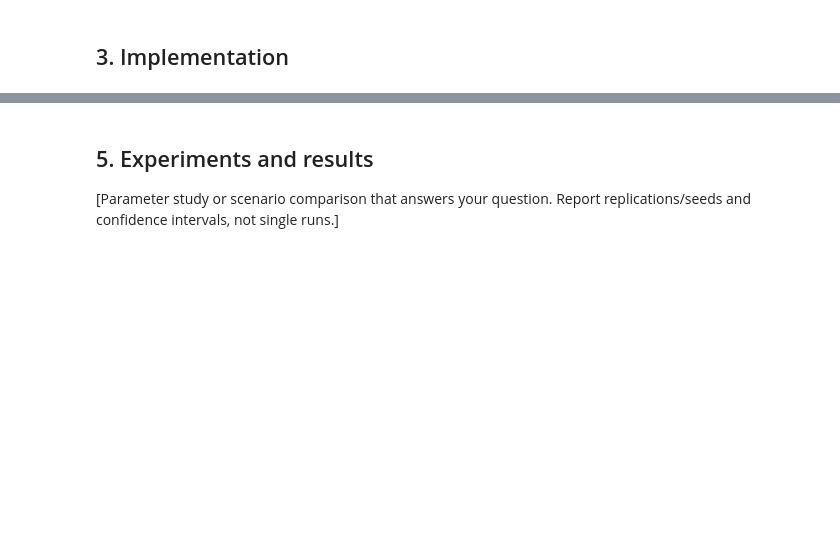
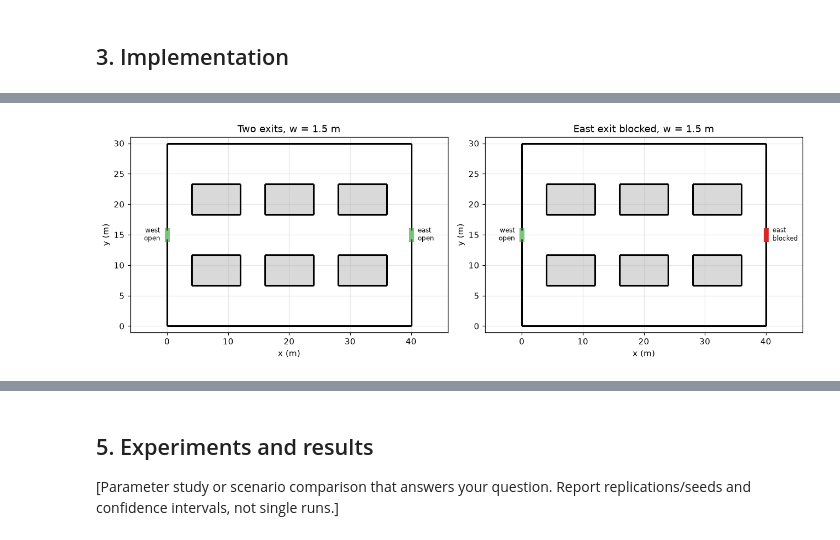
Before and after one commit to ChanuRasmika/mall-evacuation-social-force, a Jupyter notebook: notebook/mall-evacuation-social-force.ipynb, the cells around one changed output, grey strips where cells are left out. Drawn from its saved outputs; the diff is of its cells as text; code cells hidden in the pictures; blank space fills up the shorter version.

Commit message:
fhase  01 done - geometry, distence maps v1 checks.

```diff
--- a/notebook/mall-evacuation-social-force.ipynb
+++ b/notebook/mall-evacuation-social-force.ipynb
@@ -36,6 +40,11 @@ rng = np.random.default_rng(SEED)
 # set to False to regenerate the full study (more seeds per scenario).
 QUICK_MODE = True
 
+# Figures are saved to the repository's figures/ folder (or ./figures on Colab).
+from pathlib import Path
+FIG_DIR = Path("../figures") if Path("../figures").is_dir() else Path("figures")
+FIG_DIR.mkdir(exist_ok=True)
+
 plt.rcParams.update({"figure.dpi": 110, "axes.grid": True, "grid.alpha": 0.3})
 
 print(f"Python {platform.python_version()} | numpy {np.__version__} | scipy {scipy.__version__} | "
@@ -182,0 +322,10 @@ $$
+# %%
+# Figure: the reference layout and the blocked-exit variant.
+fig, axes = plt.subplots(1, 2, figsize=(12, 4.6))
+plot_mall(make_mall(1.5), ax=axes[0], title="Two exits, w = 1.5 m")
+plot_mall(make_mall(1.5, blocked_exits=("east",)), ax=axes[1], title="East exit blocked, w = 1.5 m")
+fig.tight_layout()
+fig.savefig(FIG_DIR / "mall_geometry.png", dpi=150, bbox_inches="tight")
+plt.show()
+# %% [output]
+[figure, added]
```
Also changed, not shown: parts of 16 cells of this notebook, 6 other files.
